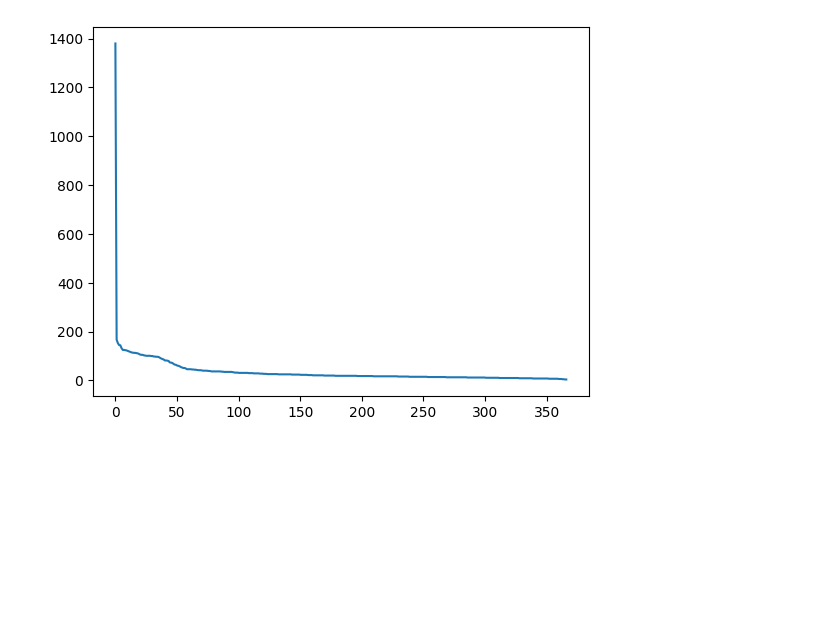
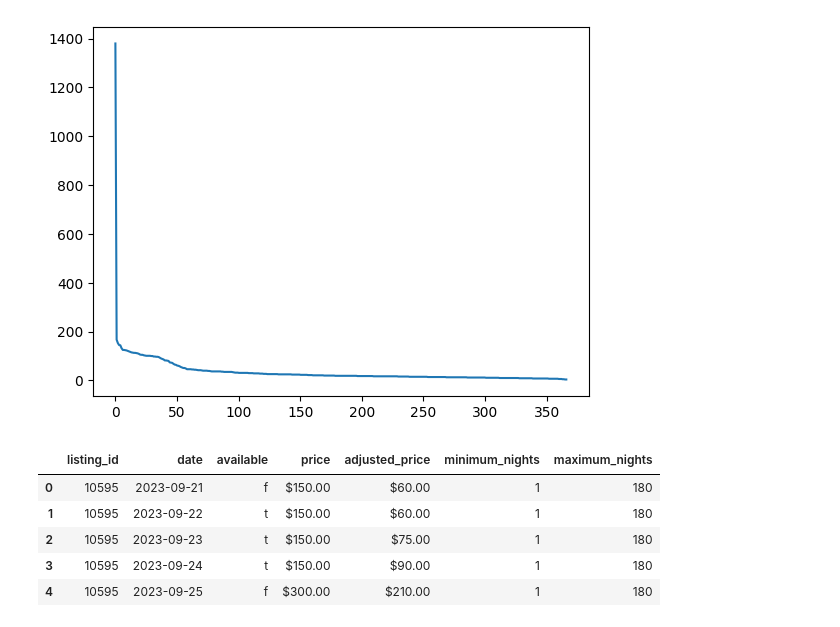
Before and after one commit to nickkatsios/airbnb-athens-analysis, a Jupyter notebook: airbnb_athens_analysis/assignment.ipynb, the cells around one changed output. Drawn from its saved outputs; the diff is of its cells as text; code cells hidden in the pictures; blank space fills up the shorter version.

```diff
--- a/airbnb_athens_analysis/assignment.ipynb
+++ b/airbnb_athens_analysis/assignment.ipynb
@@ -81,3 +81,15 @@ y = listings['availability_365'].value_counts()
 _ = plt.plot(x,y)
 # %% [output]
 [figure]
+# %%
+calendar = pd.read_csv('../data/calendar.csv')
+calendar.columns
+calendar.shape
+calendar.head()
+# %% [output]
+|  | listing_id | date | available | price | adjusted_price | minimum_nights | maximum_nights |
+| 0 | 10595 | 2023-09-21 | f | $150.00 | $60.00 | 1 | 180 |
+| 1 | 10595 | 2023-09-22 | t | $150.00 | $60.00 | 1 | 180 |
+| 2 | 10595 | 2023-09-23 | t | $150.00 | $75.00 | 1 | 180 |
+| 3 | 10595 | 2023-09-24 | t | $150.00 | $90.00 | 1 | 180 |
+| 4 | 10595 | 2023-09-25 | f | $300.00 | $210.00 | 1 | 180 |
```
Also changed, not shown: parts of 1 cell of this notebook.
